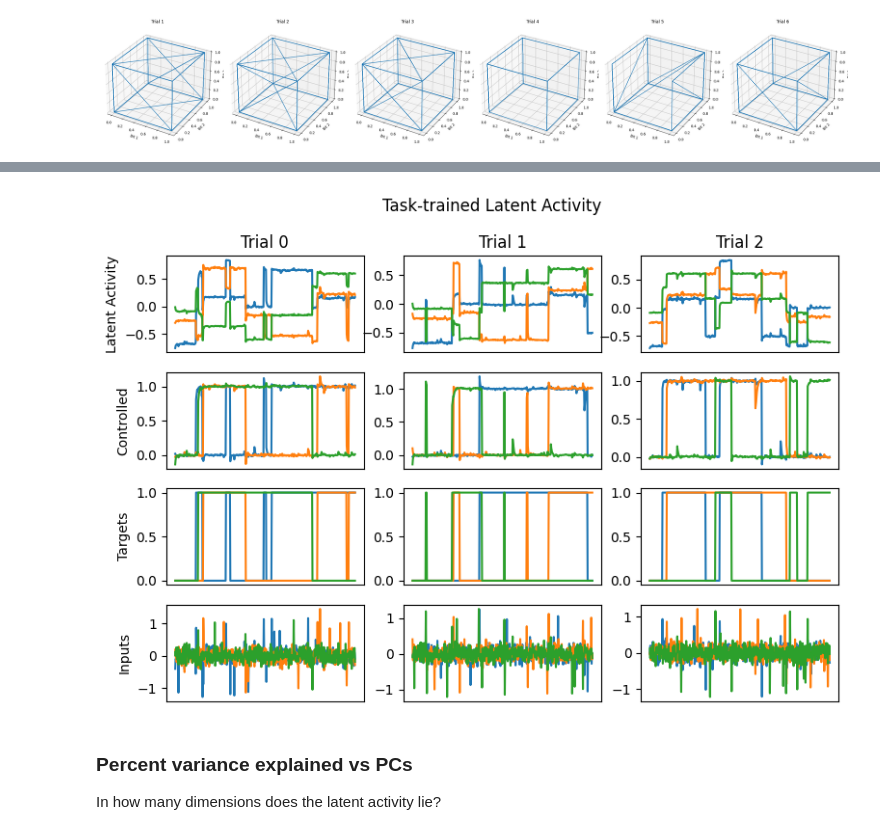
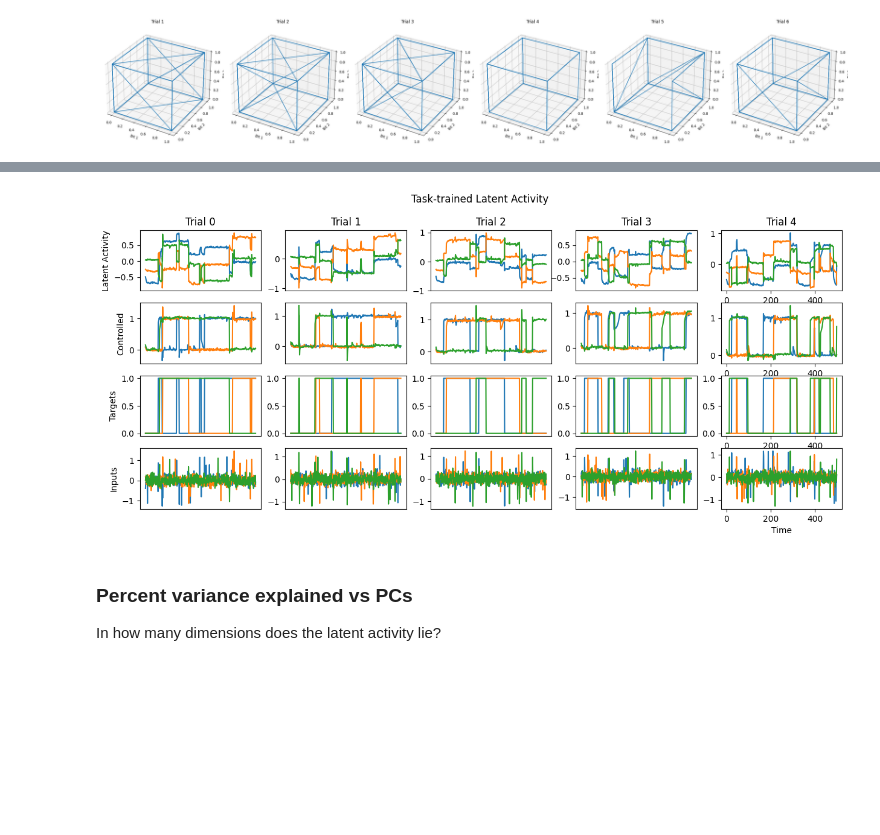
Before and after one commit to alejandradu/gnode, a Jupyter notebook: examples/TaskTraining_Analysis.ipynb, the cells around one changed output, grey strips where cells are left out. Cells and saved outputs as stored; diff of their text form; code cells hidden in the pictures; blank space fills up the shorter version.

```diff
--- a/examples/TaskTraining_Analysis.ipynb
+++ b/examples/TaskTraining_Analysis.ipynb
@@ -161,10 +154,6 @@ num_workers: 4
 # %%
-path2 = "/scratch/network/ad2002/content/trained_models/task-trained/20240323_NODE_N3BFF_march23/weight_decay=1e-09 learning_rate=0.001 max_epochs=1500 seed=0 batch_size=256 num_workers=4 n_samples=1000/"
-# Create the analysis object:
-analysis_tt_3bff_2 = Analysis_TT(
-    run_name = "1_batch_size=256,n_samples=1000,num_workers=4,seed=0,learning_rate=0.0010,weight_decay=0.0000,max_epochs=1500/",
-    filepath = path2)
-
-analysis_tt_3bff_2.plot_trial_io(num_trials=3)
+path_epoch300 = "/scratch/network/ad2002/content/trained_models/task-trained/20240328_NODE_3BFF_300epoch/latent_size=6 layer_hidden_size=100 num_layers=3 weight_decay=1e-08 learning_rate=0.01 max_epochs=300 seed=0 batch_size=128 num_workers=1 n_samples=500/"
+ana_epoch300 = Analysis_TT(run_name = "epoch300_best", filepath = path_epoch300)
+ana_epoch300.plot_trial_io(num_trials=5)
 # %% [output]
-[figure, old version]
+[figure, new version]
```
Also changed, not shown: parts of 15 cells of this notebook, 23 other files.
